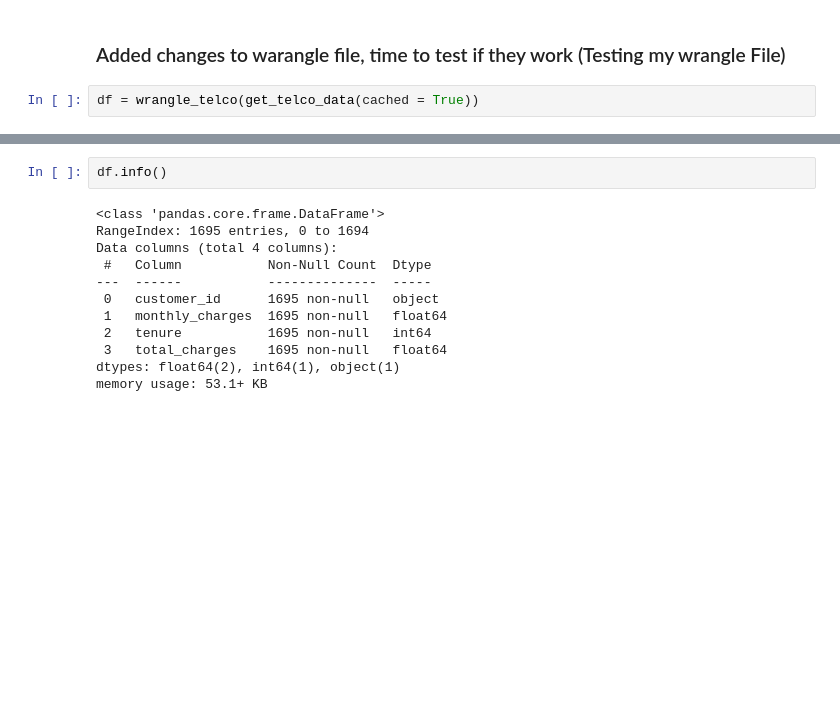
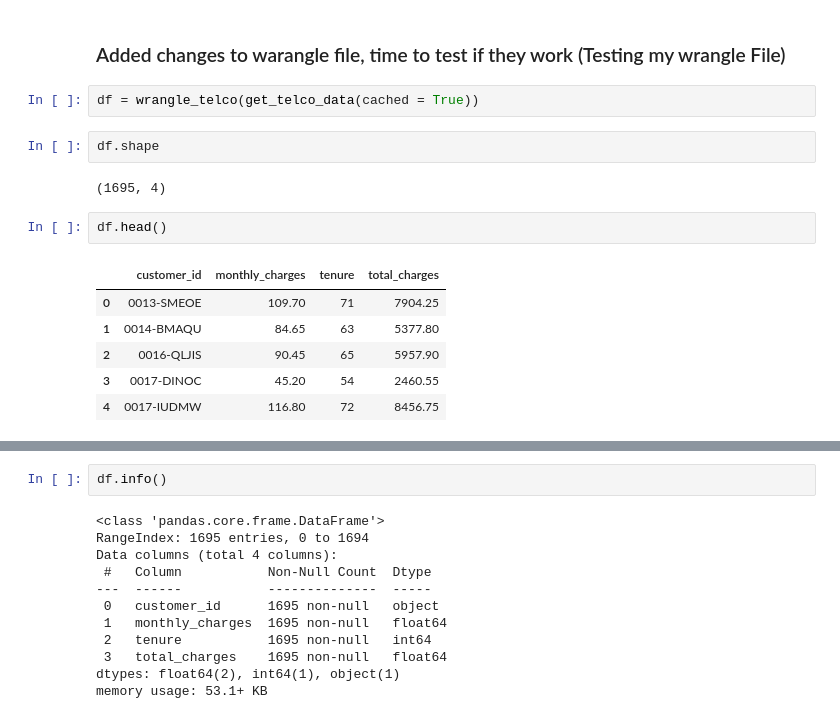
Before and after one commit to CSolitaire/regression-exercises, a Jupyter notebook: wrangle.ipynb, the cells around one changed output, grey strips where cells are left out. Cells and saved outputs as stored; diff of their text form; blank space fills up the shorter version.

```diff
--- a/wrangle.ipynb
+++ b/wrangle.ipynb
@@ -100,3 +106,16 @@ df.describe()
 ### Added changes to warangle file, time to test if they work (Testing my wrangle File)
 # %%
 df = wrangle_telco(get_telco_data(cached = True))
+# %%
+df.shape
+# %% [output]
+(1695, 4)
+# %%
+df.head()
+# %% [output]
+|  | customer_id | monthly_charges | tenure | total_charges |
+| 0 | 0013-SMEOE | 109.70 | 71 | 7904.25 |
+| 1 | 0014-BMAQU | 84.65 | 63 | 5377.80 |
+| 2 | 0016-QLJIS | 90.45 | 65 | 5957.90 |
+| 3 | 0017-DINOC | 45.20 | 54 | 2460.55 |
+| 4 | 0017-IUDMW | 116.80 | 72 | 8456.75 |
```
Also changed, not shown: parts of 15 cells of this notebook, 2 other files.
